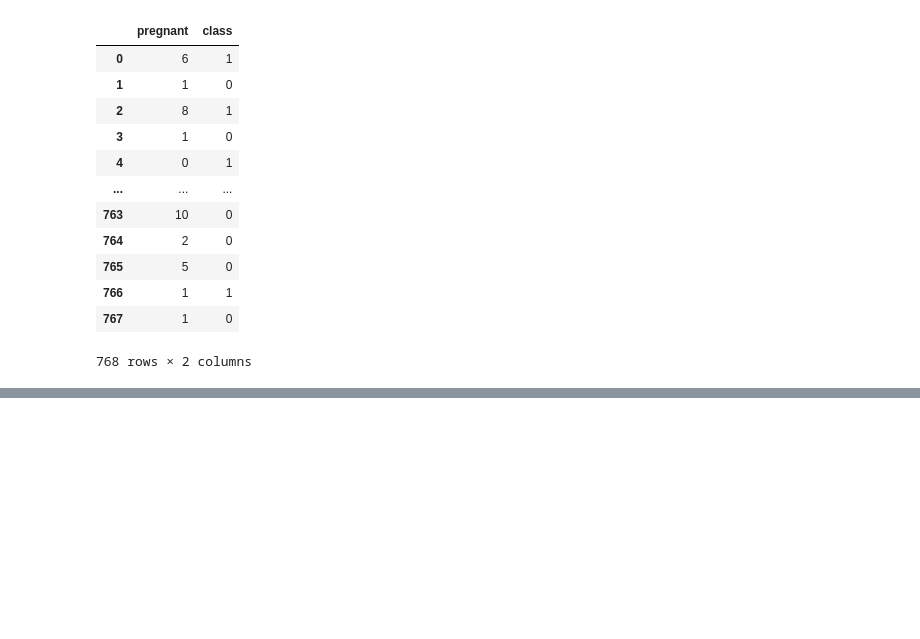
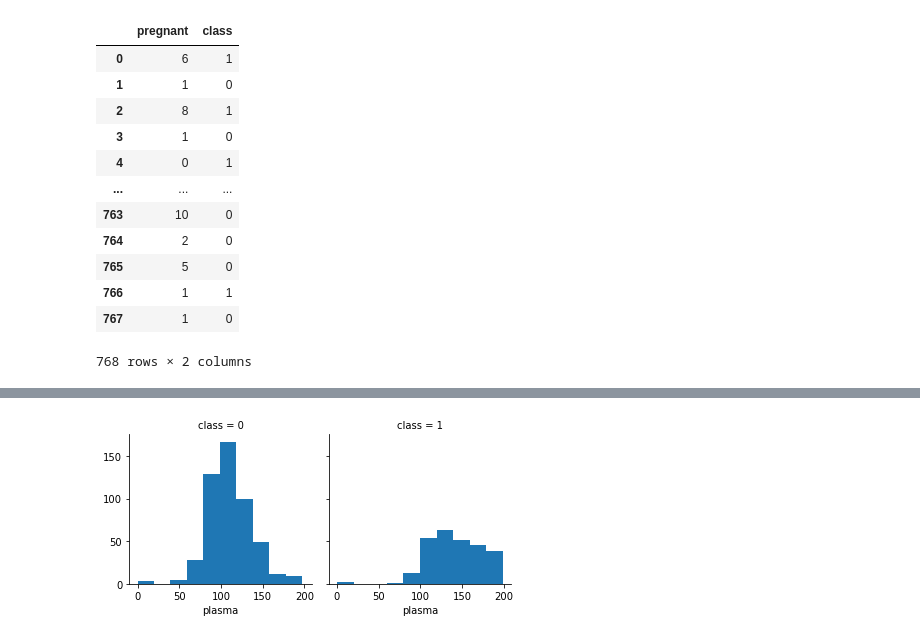
Before and after one commit to lee-kangpyo/pythonAI, a Jupyter notebook: modu/데이터 다루기 .ipynb, the cells around one changed output, grey strips where cells are left out. Drawn from its saved outputs; the diff is of its cells as text; code cells hidden in the pictures; blank space fills up the shorter version.

```diff
--- a/modu/데이터 다루기 .ipynb
+++ b/modu/데이터 다루기 .ipynb
@@ -74,0 +114,8 @@ df[["pregnant", "class"]]
+# %%
+# plasma와 class 항목만 떼어서 관계를 그래프로 그리면 아래와 같다.
+grid = sns.FacetGrid(df, col='class')
+grid.map(plt.hist, 'plasma', bins=10)
+plt.show()
+# 당뇨 환자의 경우 공복 혈당 농도가 150 이상인 경우가 많음을 알수 있다.
+# %% [output]
+[figure, added]
```
Also changed, not shown: parts of 3 cells of this notebook.
